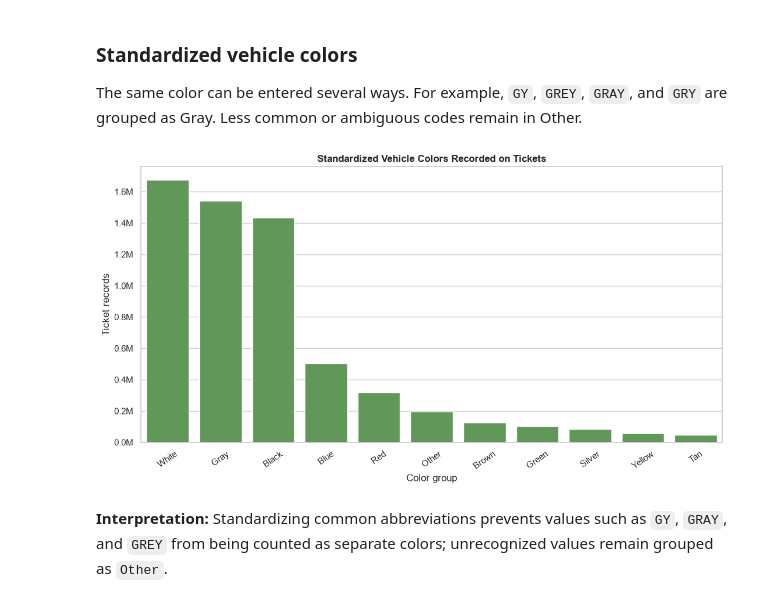
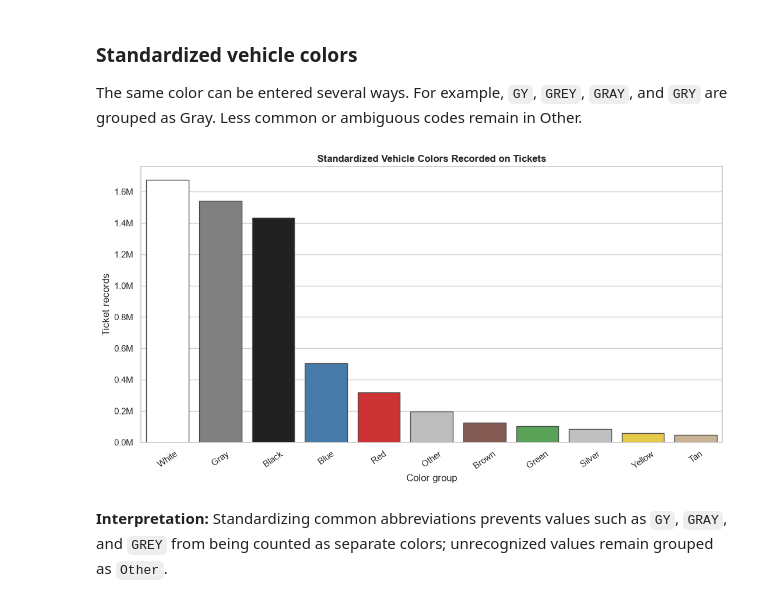
Before and after one commit to JaysonC41/parkinganalytics, a Jupyter notebook: notebooks/04_analyze_and_visualize.ipynb, the cells around one changed output. Drawn from its saved outputs; the diff is of its cells as text; code cells hidden in the pictures.

Commit message:
updated code for visualizations

```diff
--- a/notebooks/04_analyze_and_visualize.ipynb
+++ b/notebooks/04_analyze_and_visualize.ipynb
@@ -374,35 +374,52 @@ color_case = """
 
 vehicle_colors = pd.read_sql_query(
     f"""
     SELECT {color_case} AS vehicle_color_group, COUNT(*) AS ticket_count
     FROM parking_violations
     WHERE issue_date BETWEEN ? AND ?
       AND vehicle_color IS NOT NULL
       AND TRIM(vehicle_color) <> ''
     GROUP BY vehicle_color_group
     ORDER BY ticket_count DESC
     """,
     connection,
     params=(FY_START, FY_END),
 )
 
+vehicle_color_palette = {
+    "Gray": "#808080",
+    "White": "#FFFFFF",
+    "Black": "#212121",
+    "Blue": "#377EB8",
+    "Red": "#E41A1C",
+    "Brown": "#8C564B",
+    "Green": "#4DAF4A",
+    "Silver": "#C0C0C0",
+    "Yellow": "#FFD92F",
+    "Tan": "#D2B48C",
+    "Other": "#BDBDBD",
+}
+
 ax = sns.barplot(
     data=vehicle_colors,
     x="vehicle_color_group",
     y="ticket_count",
-    color="#59a14f",
+    hue="vehicle_color_group",
+    palette=vehicle_color_palette,
+    legend=False,
+    edgecolor="#4A4A4A",
 )
 ax.set(
     title="Standardized Vehicle Colors Recorded on Tickets",
     xlabel="Color group",
     ylabel="Ticket records",
 )
 ax.tick_params(axis="x", rotation=35)
 ax.yaxis.set_major_formatter(lambda value, _: f"{value / 1_000_000:.1f}M")
 plt.tight_layout()
 plt.show()
 # %% [output]
-[figure, old version]
+[figure, new version]
 # %% [markdown]
 **Interpretation:** Standardizing common abbreviations prevents
 values such as `GY`, `GRAY`, and `GREY` from being counted as separate colors;
```
Also changed, not shown: parts of 3 cells of this notebook, 1 other file.
